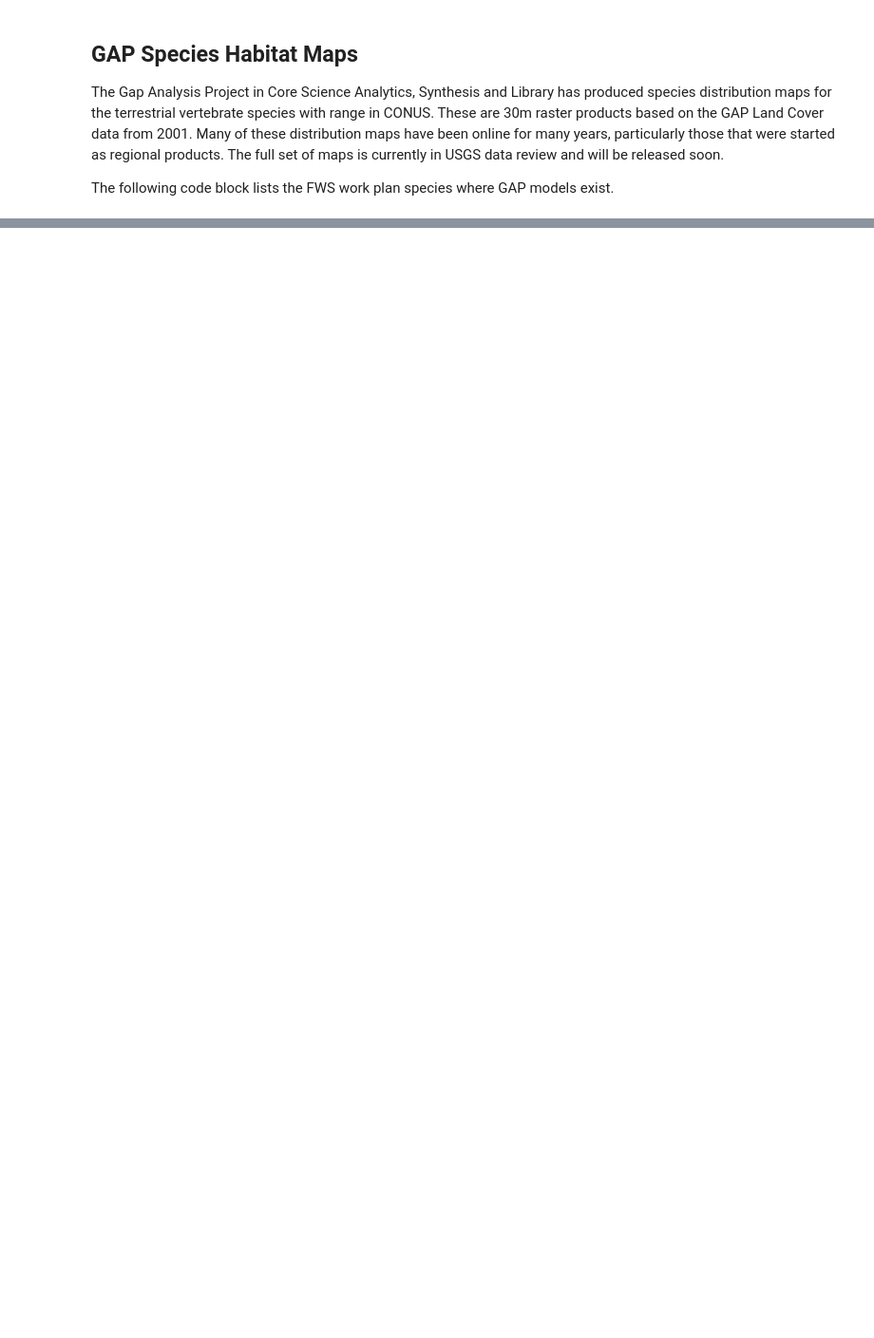
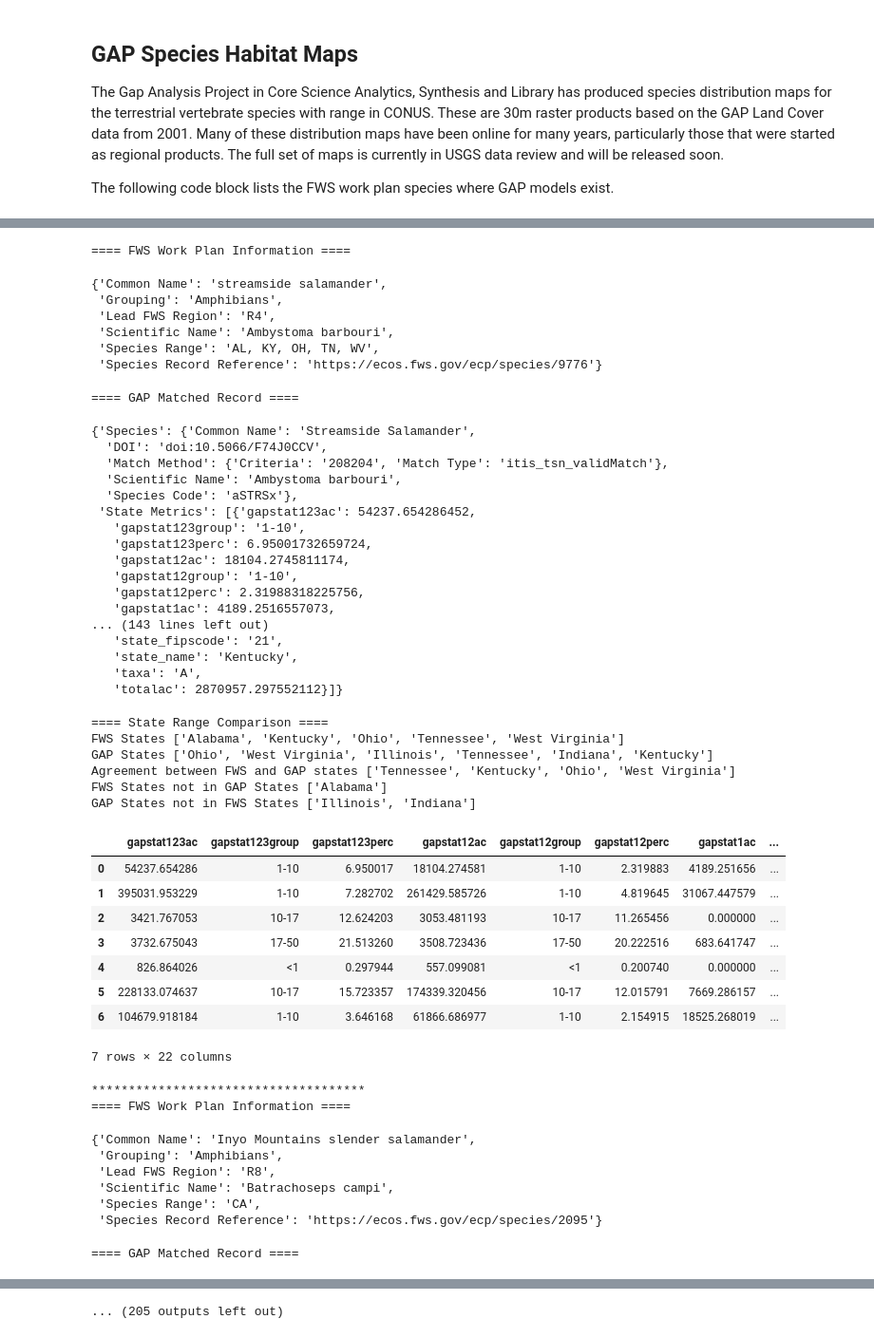
Before and after one commit to usgs-bcb/FWS-ESA-WorkPlanSpecies, a Jupyter notebook: ESA Work Plan Species Reports.ipynb, the cells around one changed output, grey strips where cells are left out. Shown at 95% size. Cells and saved outputs as stored; diff of their text form; code cells hidden in the pictures; blank space fills up the shorter version.

Commit message:
Major cleanup
All new processing logic for the FWS work plan list and new methods for pulling GAP species metrics into the report

```diff
--- a/ESA Work Plan Species Reports.ipynb
+++ b/ESA Work Plan Species Reports.ipynb
@@ -5,9 +15,9 @@ This notebook runs through a series of sections that attempt to tease out potent
 # %%
-from pybis import db
+from pybis.db import Db as db
 from IPython.display import display
 import pandas as pd
 
-bisDB = db.Db.connect_mongodb("bis")
+bisDB = db.connect_mongodb("bis")
 esaWPSpecies = bisDB["FWS_Work_Plan_Species"]
 # %% [markdown]
 # Names and Taxonomy
@@ -119,0 +243,67 @@ display(esaWPSpecies.find_one())
+# %%
+for record in esaWPSpecies.find({"GAP":{"$exists":True}},{"Submitted Data":1,"FWS Range":1,"GAP":1,"GAP Metrics":1,"Synthesis":1}):
+    print('==== FWS Work Plan Information ====')
+    display(record['Submitted Data'])
+    print('==== GAP Matched Record ====')
+    display(record['GAP'])
+    print('==== State Range Comparison ====')
+    print('FWS States', record["Synthesis"]["FWS Range List"])
+    print('GAP States', record["Synthesis"]["States with GAP Species Potential Habitat"])
+    print('Agreement between FWS and GAP states', list(set(record["Synthesis"]["FWS Range List"]) & set(record["Synthesis"]["States with GAP Species Potential Habitat"])))
+    print('FWS States not in GAP States', list(set(record["Synthesis"]["FWS Range List"]) - set(record["Synthesis"]["States with GAP Species Potential Habitat"])))
+    print('GAP States not in FWS States', list(set(record["Synthesis"]["States with GAP Species Potential Habitat"]) - set(record["Synthesis"]["FWS Range List"])))
+
+    if len(list(set(record["Synthesis"]["States with GAP Species Potential Habitat"]) - set(record["Synthesis"]["FWS Range List"]))) > 0:
+        display(pd.DataFrame(record['GAP']['State Metrics']))
+
+    print('*************************************')
+# %% [output]
+==== FWS Work Plan Information ====
+{'Common Name': 'streamside salamander',
+ 'Grouping': 'Amphibians',
+ 'Lead FWS Region': 'R4',
+ 'Scientific Name': 'Ambystoma barbouri',
+ 'Species Range': 'AL, KY, OH, TN, WV',
+ 'Species Record Reference': 'https://ecos.fws.gov/ecp/species/9776'}
+==== GAP Matched Record ====
+{'Species': {'Common Name': 'Streamside Salamander',
+  'DOI': 'doi:10.5066/F74J0CCV',
+  'Match Method': {'Criteria': '208204', 'Match Type': 'itis_tsn_validMatch'},
+  'Scientific Name': 'Ambystoma barbouri',
+  'Species Code': 'aSTRSx'},
+ 'State Metrics': [{'gapstat123ac': 54237.654286452,
+   'gapstat123group': '1-10',
+   'gapstat123perc': 6.95001732659724,
+   'gapstat12ac': 18104.2745811174,
+   'gapstat12group': '1-10',
+   'gapstat12perc': 2.31988318225756,
+   'gapstat1ac': 4189.2516557073,
+... (143 lines left out)
+   'state_fipscode': '21',
+   'state_name': 'Kentucky',
+   'taxa': 'A',
+   'totalac': 2870957.297552112}]}
+==== State Range Comparison ====
+FWS States ['Alabama', 'Kentucky', 'Ohio', 'Tennessee', 'West Virginia']
+GAP States ['Ohio', 'West Virginia', 'Illinois', 'Tennessee', 'Indiana', 'Kentucky']
+Agreement between FWS and GAP states ['Tennessee', 'Kentucky', 'Ohio', 'West Virginia']
+FWS States not in GAP States ['Alabama']
+GAP States not in FWS States ['Illinois', 'Indiana']
+|  | gapstat123ac | gapstat123group | gapstat123perc | gapstat12ac | gapstat12group | gapstat12perc | gapstat1ac | ... |
+| 0 | 54237.654286 | 1-10 | 6.950017 | 18104.274581 | 1-10 | 2.319883 | 4189.251656 | ... |
+| 1 | 395031.953229 | 1-10 | 7.282702 | 261429.585726 | 1-10 | 4.819645 | 31067.447579 | ... |
+| 2 | 3421.767053 | 10-17 | 12.624203 | 3053.481193 | 10-17 | 11.265456 | 0.000000 | ... |
+| 3 | 3732.675043 | 17-50 | 21.513260 | 3508.723436 | 17-50 | 20.222516 | 683.641747 | ... |
+| 4 | 826.864026 | <1 | 0.297944 | 557.099081 | <1 | 0.200740 | 0.000000 | ... |
+| 5 | 228133.074637 | 10-17 | 15.723357 | 174339.320456 | 10-17 | 12.015791 | 7669.286157 | ... |
+| 6 | 104679.918184 | 1-10 | 3.646168 | 61866.686977 | 1-10 | 2.154915 | 18525.268019 | ... |
+7 rows × 22 columns
+*************************************
+==== FWS Work Plan Information ====
+{'Common Name': 'Inyo Mountains slender salamander',
+ 'Grouping': 'Amphibians',
+ 'Lead FWS Region': 'R8',
+ 'Scientific Name': 'Batrachoseps campi',
+ 'Species Range': 'CA',
+ 'Species Record Reference': 'https://ecos.fws.gov/ecp/species/2095'}
+==== GAP Matched Record ====
@@ -119,0 +335 @@ display(esaWPSpecies.find_one())
+... (205 outputs left out)
```
Also changed, not shown: parts of 8 cells of this notebook, 2 other files.
